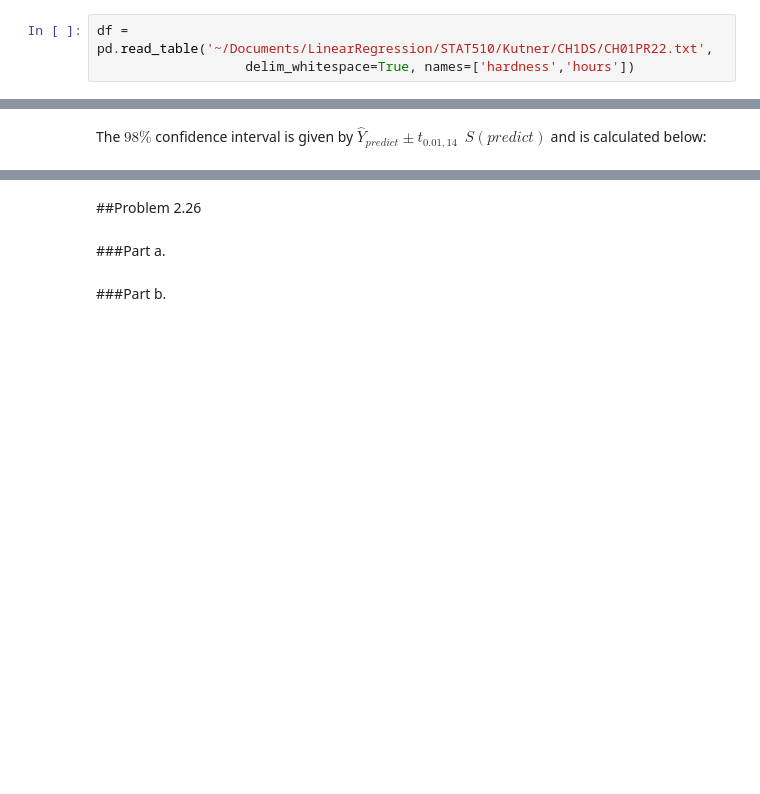
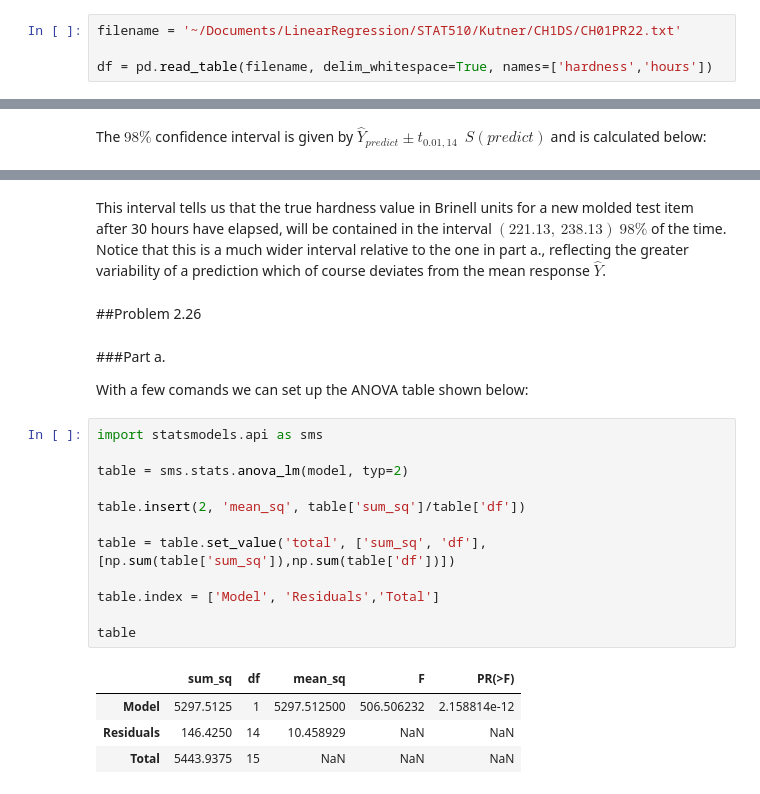
Before and after one commit to jcapitz/LinearRegression, a Jupyter notebook: STAT510/HW2/hw2.ipynb, the cells around one changed output, grey strips where cells are left out. Cells and saved outputs as stored; diff of their text form; blank space fills up the shorter version.

```diff
--- a/STAT510/HW2/hw2.ipynb
+++ b/STAT510/HW2/hw2.ipynb
@@ -30,8 +36,9 @@ import matplotlib.pyplot as plt
 
 First load the data set for the plastic hardness data
 # %%
-df = pd.read_table('~/Documents/LinearRegression/STAT510/Kutner/CH1DS/CH01PR22.txt',
-                   delim_whitespace=True, names=['hardness','hours'])
+filename = '~/Documents/LinearRegression/STAT510/Kutner/CH1DS/CH01PR22.txt'
+
+df = pd.read_table(filename, delim_whitespace=True, names=['hardness','hours'])
 # %%
 df.head()
 # %% [output]
@@ -389,6 +401,25 @@ print CI_98_pred
+# %% [markdown]
+This interval tells us that the true hardness value in Brinell units for a new molded test item after 30 hours have elapsed, will be contained in the interval $\left(221.13,\ 238.13\right)$ $98\%$ of the time. Notice that this is a much wider interval relative to the one in part a., reflecting the greater variability of a prediction which of course deviates from the mean response $\hat{Y}$.
 # %% [markdown]
 ##Problem 2.26
-# %% [markdown]
-###Part a.
-# %% [markdown]
-###Part b.
+# %% [markdown]
+###Part a.
+
+With a few comands we can set up the ANOVA table shown below:
+# %%
+import statsmodels.api as sms
+
+table = sms.stats.anova_lm(model, typ=2)
+
+table.insert(2, 'mean_sq', table['sum_sq']/table['df'])
+
+table = table.set_value('total', ['sum_sq', 'df'], [np.sum(table['sum_sq']),np.sum(table['df'])])
+
+table.index = ['Model', 'Residuals','Total']
+
+table
+# %% [output]
+|  | sum_sq | df | mean_sq | F | PR(>F) |
+| Model | 5297.5125 | 1 | 5297.512500 | 506.506232 | 2.158814e-12 |
+| Residuals | 146.4250 | 14 | 10.458929 | NaN | NaN |
+| Total | 5443.9375 | 15 | NaN | NaN | NaN |
```
Also changed, not shown: parts of 28 cells of this notebook.
